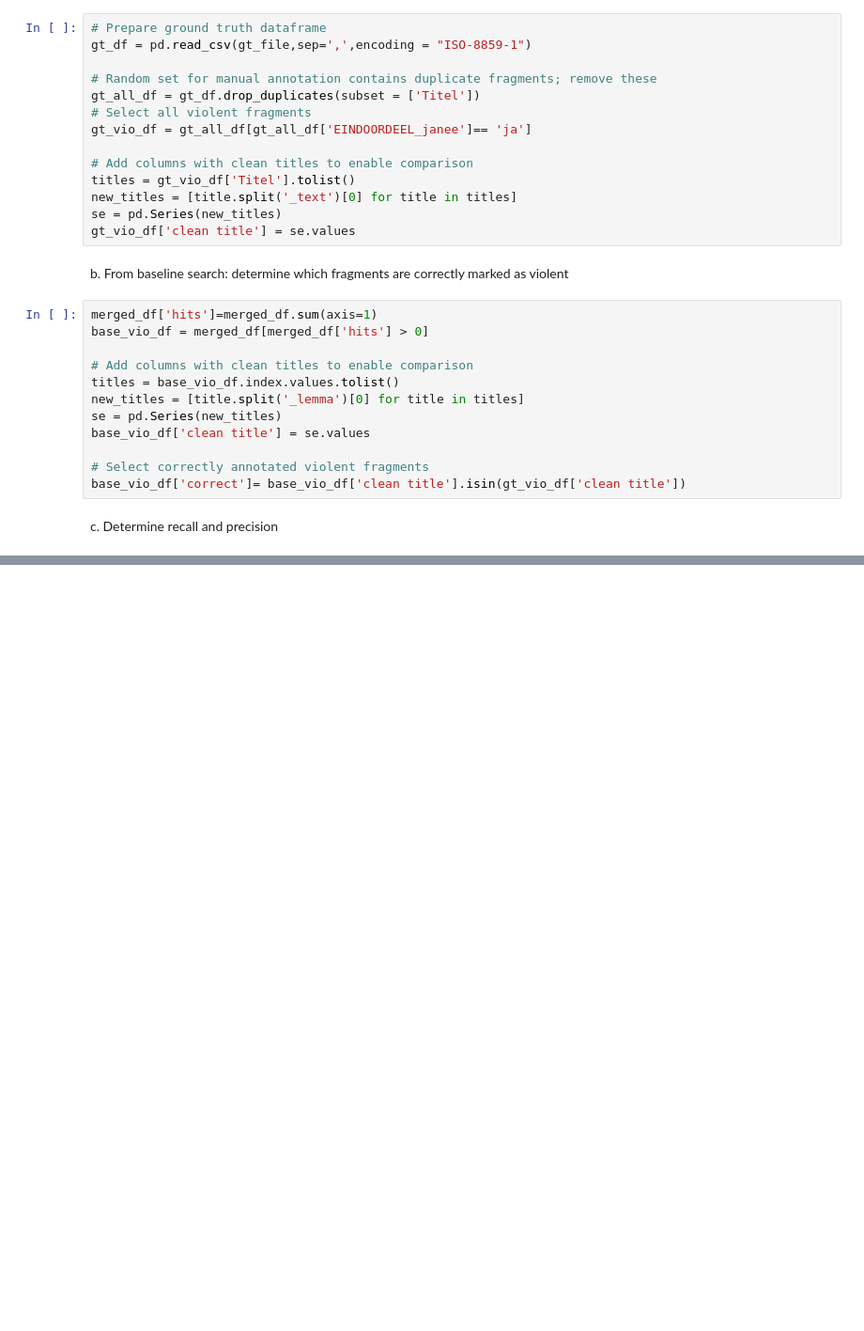
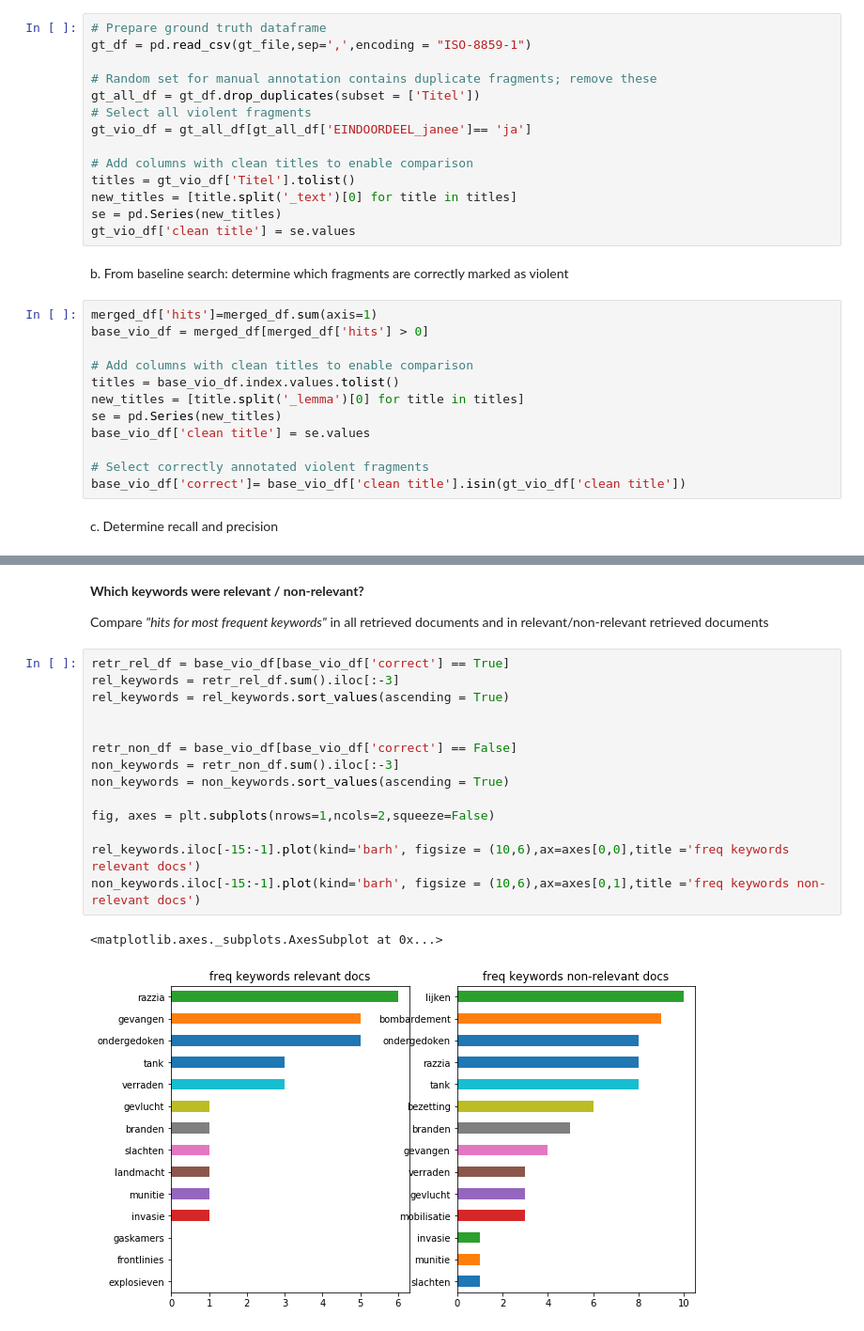
Before and after one commit to ADAH-EviDENce/baseline_search, a Jupyter notebook: notebooks/EviDENce_baseline_search_engine.ipynb, the cells around one changed output, grey strips where cells are left out. Shown at 94% size. Cells and saved outputs as stored; diff of their text form; blank space fills up the shorter version.

```diff
--- a/notebooks/EviDENce_baseline_search_engine.ipynb
+++ b/notebooks/EviDENce_baseline_search_engine.ipynb
@@ -245,0 +247,21 @@ Precision: 0.3185840707964602
+# %% [markdown]
+**Which keywords were relevant / non-relevant?**
+
+Compare _"hits for most frequent keywords"_ in all retrieved documents and in relevant/non-relevant retrieved documents
+# %%
+retr_rel_df = base_vio_df[base_vio_df['correct'] == True]
+rel_keywords = retr_rel_df.sum().iloc[:-3]
+rel_keywords = rel_keywords.sort_values(ascending = True)
+
+
+retr_non_df = base_vio_df[base_vio_df['correct'] == False]
+non_keywords = retr_non_df.sum().iloc[:-3]
+non_keywords = non_keywords.sort_values(ascending = True)
+
+fig, axes = plt.subplots(nrows=1,ncols=2,squeeze=False)
+
+rel_keywords.iloc[-15:-1].plot(kind='barh', figsize = (10,6),ax=axes[0,0],title ='freq keywords relevant docs')
+non_keywords.iloc[-15:-1].plot(kind='barh', figsize = (10,6),ax=axes[0,1],title ='freq keywords non-relevant docs')
+# %% [output]
+<matplotlib.axes._subplots.AxesSubplot at 0x...>
+[figure, added]
```
Also changed, not shown: parts of 10 cells of this notebook, 1 other file.
